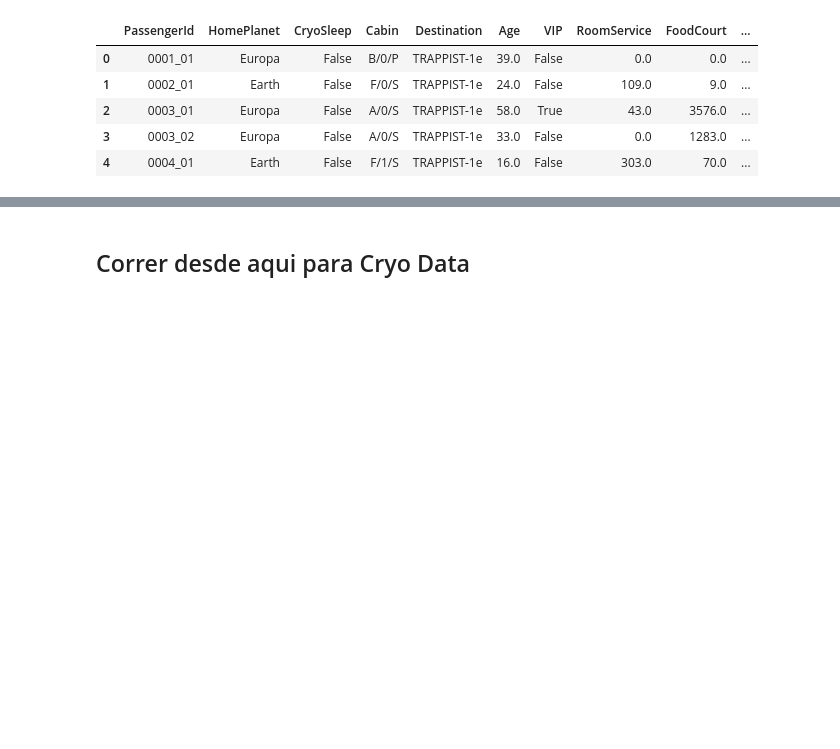
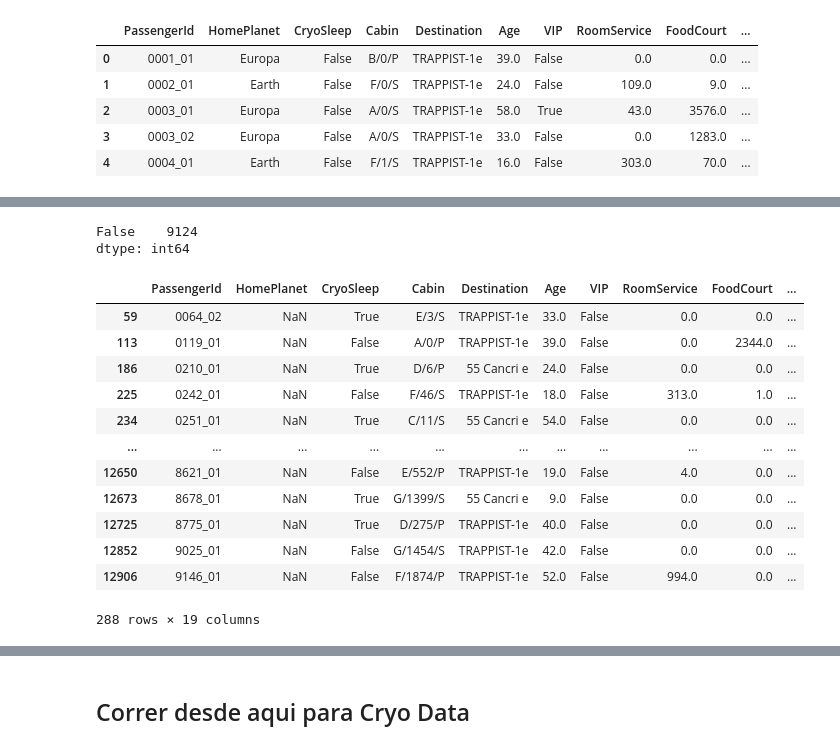
Before and after one commit to DonQvixote/Spaceship-Titanic, a Jupyter notebook: Cryo_predictions.ipynb, the cells around one changed output, grey strips where cells are left out. Cells and saved outputs as stored; diff of their text form; code cells hidden in the pictures; blank space fills up the shorter version.

```diff
--- a/Cryo_predictions.ipynb
+++ b/Cryo_predictions.ipynb
@@ -24,16 +26,16 @@ data.shape
 # Data from the Cabin
 data[["CabinDeck", "CabinNo.", "CabinSide"]] = data["Cabin"].str.split('/', expand = True)
 # %%
-data["PassengerGroup"] = data["PassengerId"].str.split('_', expand = True)[0]
+data["Group"] = data["PassengerId"].str.split('_', expand = True)[0]
 # %%
-No_People_In_PassengerGroup = data.groupby('PassengerGroup').aggregate({'PassengerId': 'size'}).reset_index()
-No_People_In_PassengerGroup = No_People_In_PassengerGroup.rename(columns = {"PassengerId": "NoInPassengerGroup"})
+No_People_In_PassengerGroup = data.groupby('Group').aggregate({'PassengerId': 'size'}).reset_index()
+No_People_In_PassengerGroup = No_People_In_PassengerGroup.rename(columns = {"PassengerId": "Group_size"})
 
-data = data.merge(No_People_In_PassengerGroup[["PassengerGroup", "NoInPassengerGroup"]], how = 'left', on = ['PassengerGroup'])
+data = data.merge(No_People_In_PassengerGroup[["Group", "Group_size"]], how = 'left', on = ['Group'])
 # %%
 # Data from the group
-No_People_In_PassengerGroup["IsAlone"] = No_People_In_PassengerGroup["NoInPassengerGroup"].apply(lambda x: False if x > 1 else True)
-data = data.merge(No_People_In_PassengerGroup[["PassengerGroup", "IsAlone"]], how = 'left', on = ['PassengerGroup'])
+No_People_In_PassengerGroup["IsAlone"] = No_People_In_PassengerGroup["Group_size"].apply(lambda x: False if x > 1 else True)
+data = data.merge(No_People_In_PassengerGroup[["Group", "IsAlone"]], how = 'left', on = ['Group'])
 # %%
 # Filling NaNs based on Age
 def fill_nans_by_age_and_cryosleep(df):
@@ -72,2 +103,23 @@ data.head()
+# %%
+((GHP_gb>0).sum(axis=1)>1).value_counts()
+
+# Each Group is from the same planet
+# %% [output]
+False    9124
+dtype: int64
 # %%
-data2.to_csv('data2.csv')
+data2[data2['HomePlanet'].isna()]
+# %% [output]
+|  | PassengerId | HomePlanet | CryoSleep | Cabin | Destination | Age | VIP | RoomService | FoodCourt | ... |
+| 59 | 0064_02 | NaN | True | E/3/S | TRAPPIST-1e | 33.0 | False | 0.0 | 0.0 | ... |
+| 113 | 0119_01 | NaN | False | A/0/P | TRAPPIST-1e | 39.0 | False | 0.0 | 2344.0 | ... |
+| 186 | 0210_01 | NaN | True | D/6/P | 55 Cancri e | 24.0 | False | 0.0 | 0.0 | ... |
+| 225 | 0242_01 | NaN | False | F/46/S | TRAPPIST-1e | 18.0 | False | 313.0 | 1.0 | ... |
+| 234 | 0251_01 | NaN | True | C/11/S | 55 Cancri e | 54.0 | False | 0.0 | 0.0 | ... |
+| ... | ... | ... | ... | ... | ... | ... | ... | ... | ... | ... |
+| 12650 | 8621_01 | NaN | False | E/552/P | TRAPPIST-1e | 19.0 | False | 4.0 | 0.0 | ... |
+| 12673 | 8678_01 | NaN | True | G/1399/S | 55 Cancri e | 9.0 | False | 0.0 | 0.0 | ... |
+| 12725 | 8775_01 | NaN | True | D/275/P | TRAPPIST-1e | 40.0 | False | 0.0 | 0.0 | ... |
+| 12852 | 9025_01 | NaN | False | G/1454/S | TRAPPIST-1e | 42.0 | False | 0.0 | 0.0 | ... |
+| 12906 | 9146_01 | NaN | False | F/1874/P | TRAPPIST-1e | 52.0 | False | 994.0 | 0.0 | ... |
+288 rows × 19 columns
```
Also changed, not shown: parts of 35 cells of this notebook.
